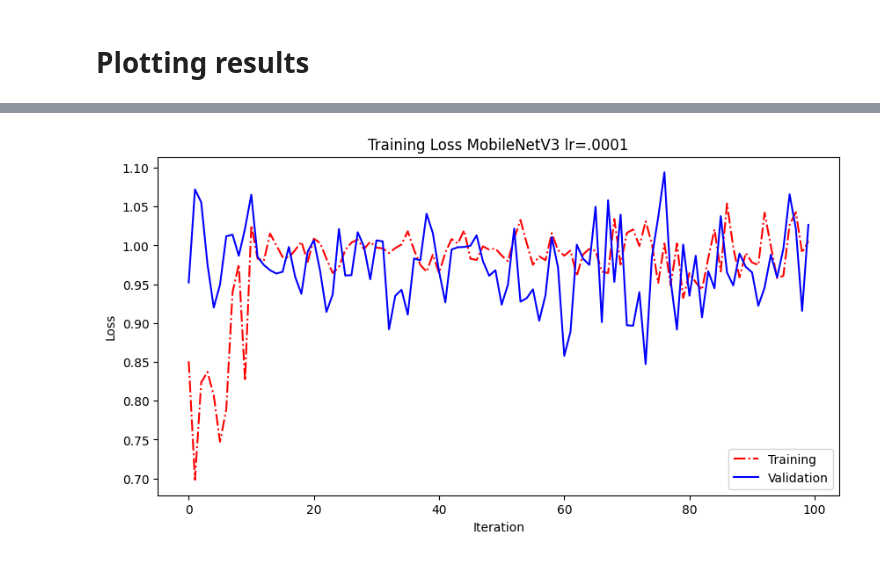
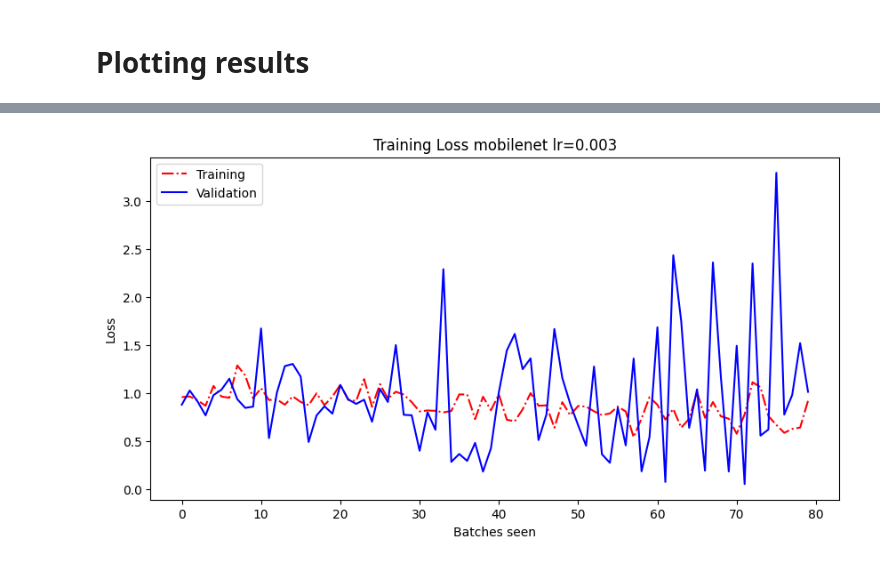
Before and after one commit to LucaFranceschi01/DL-2024, a Jupyter notebook: FINAL/FinalProject.ipynb, the cells around one changed output, grey strips where cells are left out. Drawn from its saved outputs; the diff is of its cells as text; code cells hidden in the pictures.

```diff
--- a/FINAL/FinalProject.ipynb
+++ b/FINAL/FinalProject.ipynb
@@ -449,3 +421,5 @@ class EarlyStopper:
+# %%
+model_name = 'mobilenet'
 # %% [markdown]
 # Training function
 # %%
@@ -579,9 +575,9 @@ def test(net, test_loader):
 # %% [markdown]
 # Training Loop
 # %%
-learning_rate = 0.0001
+learning_rate = 0.003
 optimizer = torch.optim.Adam(net.parameters(), lr = learning_rate, weight_decay=1e-5)
-list_loss = fit(net, train_loader, validation_loader, 10, optimizer=optimizer, model_name='mobilenet.ckpt')
+list_loss = fit(net, train_loader, validation_loader, 20, optimizer=optimizer, model_name=model_name)
 
-sio.savemat(results_path + 'list_loss_MBNv3.mat', list_loss)
+sio.savemat(results_path + 'll_' + model_name + '.mat', list_loss)
 # %% [output]
@@ -598,5 +620,5 @@ Epoch [  10/  10] | Train Loss: 0.9978 | Validation Loss: 0.980474
 # %% [markdown]
 # Plotting results
 # %%
-# loadedDict = {}
-# sio.loadmat('list_loss.mat', loadedDict)
+loadedDict = {}
+sio.loadmat(results_path + 'll_' + model_name + '.mat', loadedDict)
@@ -603,14 +643,14 @@ Epoch [  10/  10] | Train Loss: 0.9978 | Validation Loss: 0.980474
 # %%
 plt.figure(figsize=(10, 5))
-plt.plot(np.array(list_loss['training']).flatten(), linestyle='-.', color='r', label='Training')
-plt.plot(np.array(list_loss['validation']).flatten(), linestyle='-', color='b', label='Validation')
-plt.title('Training Loss MobileNetV3 lr=.0001')
-plt.xlabel('Iteration')
+plt.plot(np.array(loadedDict['training']).flatten(), linestyle='-.', color='r', label='Training')
+plt.plot(np.array(loadedDict['validation']).flatten(), linestyle='-', color='b', label='Validation')
+plt.title('Training Loss {} lr={}'.format(model_name, learning_rate))
+plt.xlabel('Batches seen')
 plt.ylabel('Loss')
 plt.legend()
 plt.show()
 # %% [output]
-[figure, old version]
+[figure, new version]
 # %%
 test(net, test_loader)
 # %% [output]
```
Also changed, not shown: parts of 24 cells of this notebook.
